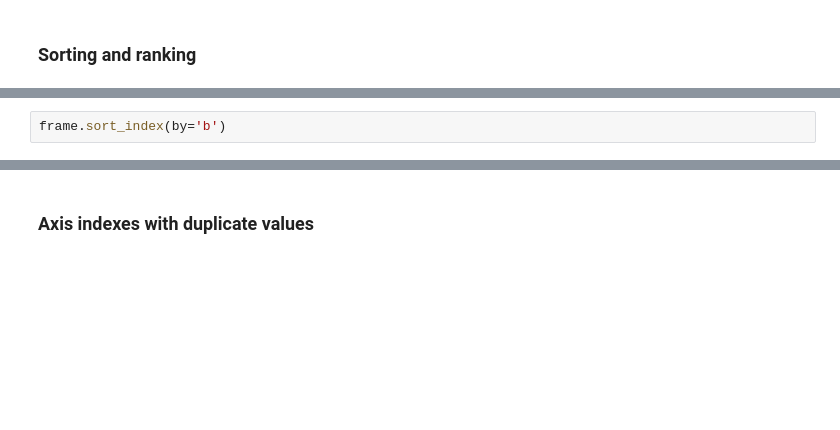
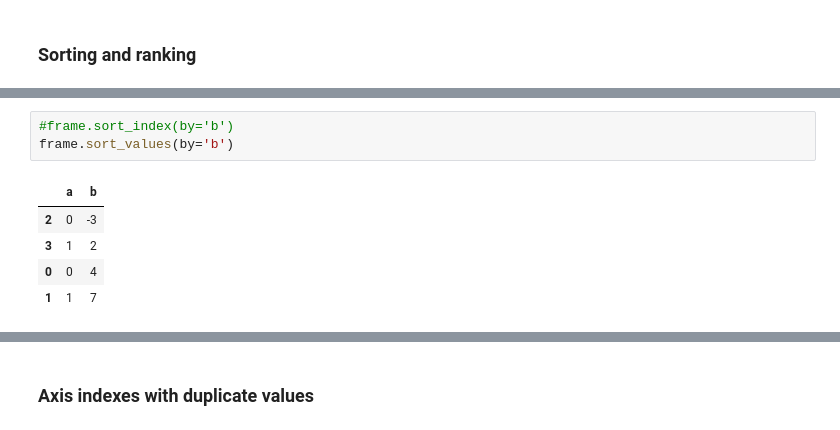
Before and after one commit to sanjiely/pydata-book, a Jupyter notebook: test-ch05.ipynb, the cells around one changed output, grey strips where cells are left out. Cells and saved outputs as stored; diff of their text form; blank space fills up the shorter version.

```diff
--- a/test-ch05.ipynb
+++ b/test-ch05.ipynb
@@ -656,4 +974,11 @@ frame
 # %%
-frame.sort_index(by='b')
+#frame.sort_index(by='b')
+frame.sort_values(by='b')
+# %% [output]
+|  | a | b |
+| 2 | 0 | -3 |
+| 3 | 1 | 2 |
+| 0 | 0 | 4 |
+| 1 | 1 | 7 |
 # %%
 frame.sort_index(by=['a', 'b'])
```
Also changed, not shown: parts of 107 cells of this notebook.
